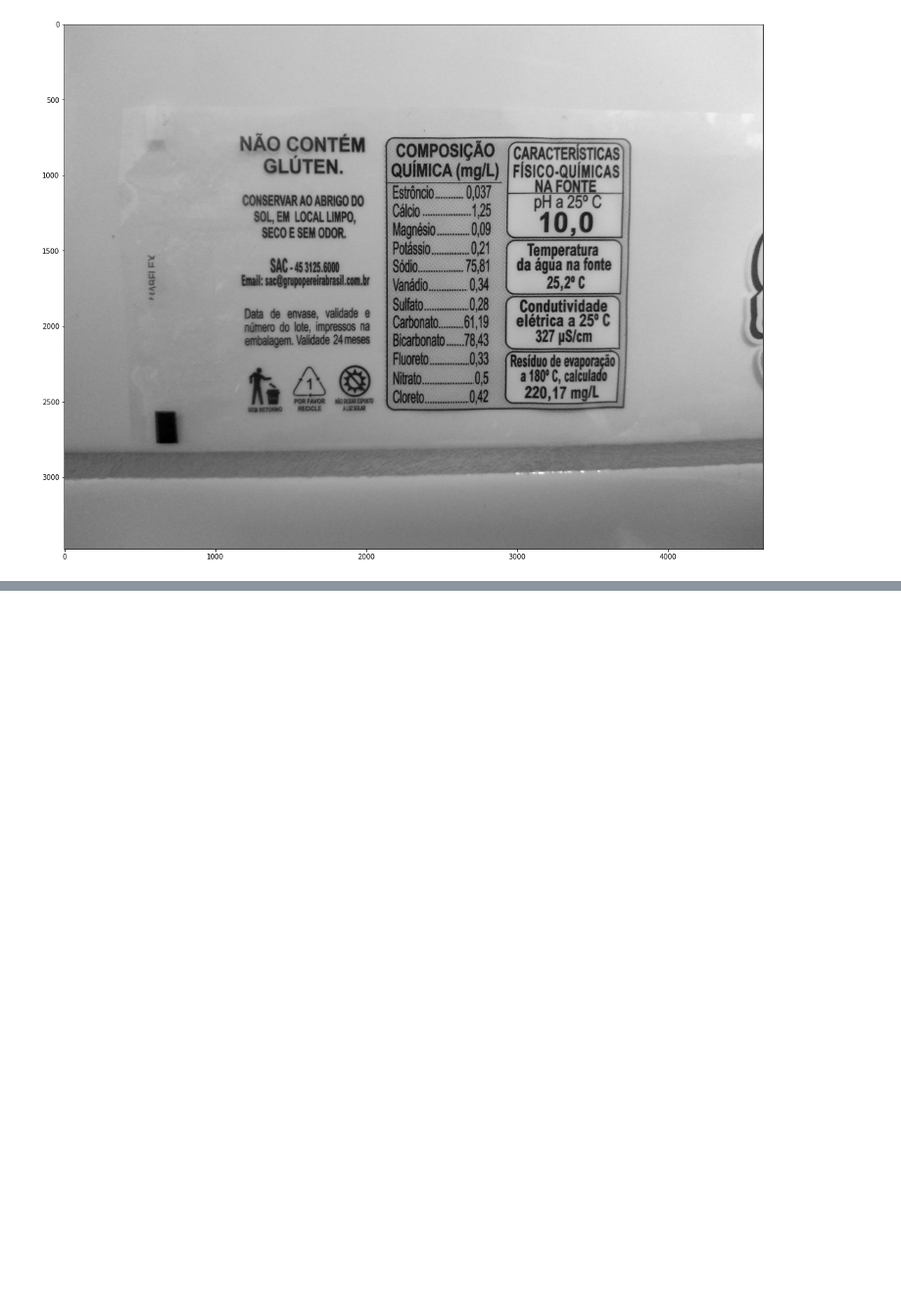
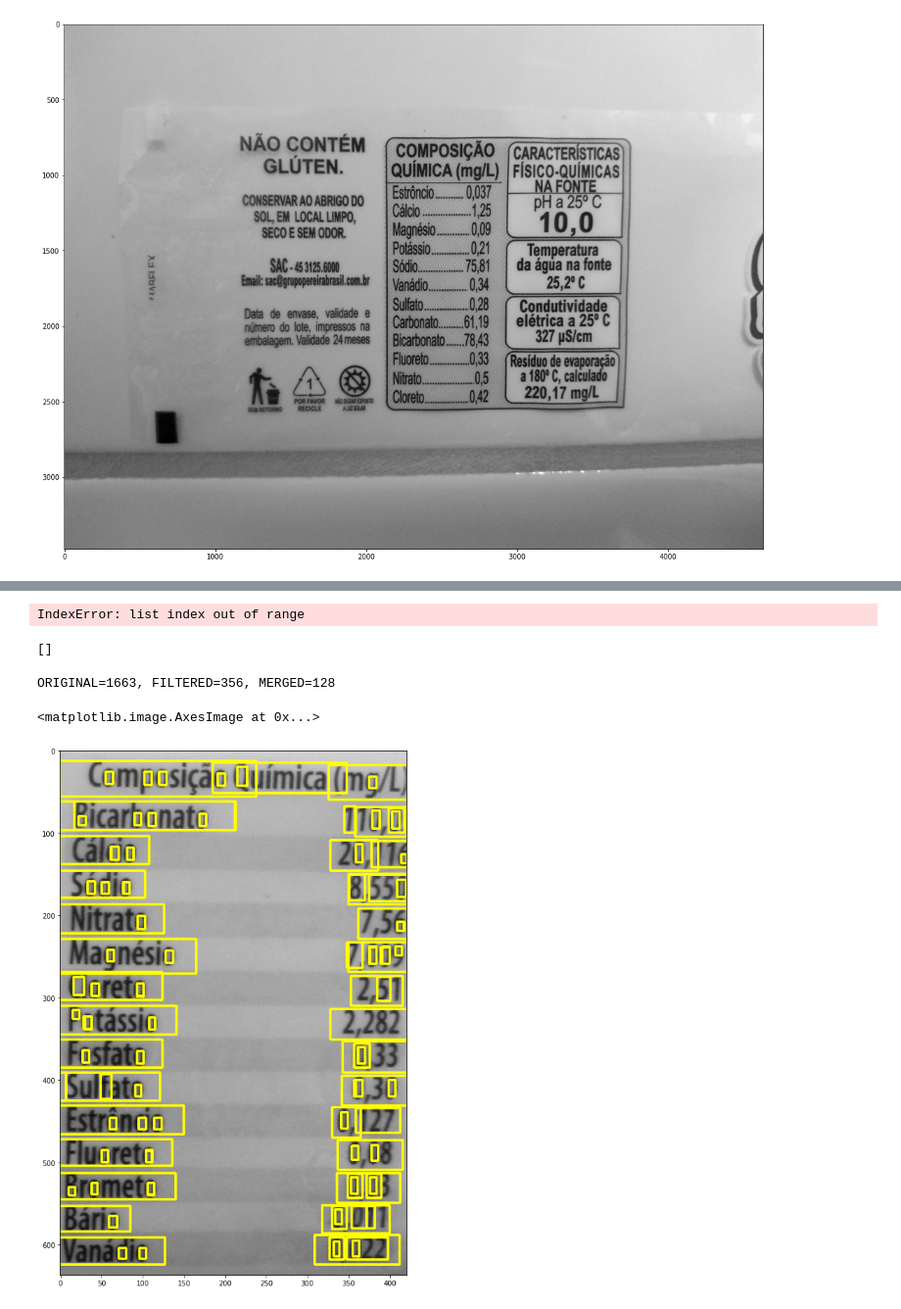
Before and after one commit to cchenzi/tcc, a Jupyter notebook: code/notebooks/mser.ipynb, the cells around one changed output, grey strips where cells are left out. Shown at 98% size. Cells and saved outputs as stored; diff of their text form; code cells hidden in the pictures; blank space fills up the shorter version.

```diff
--- a/code/notebooks/mser.ipynb
+++ b/code/notebooks/mser.ipynb
@@ -148,0 +269,27 @@ plt.imshow(vis, cmap='gray')
+# %%
+for t in results['../images/agua/flat/a/Screenshot_20210327_094053.png'][0]:
+    print(t[1])
+# %% [output]
+IndexError: list index out of range
+# %%
+results['../images/agua/flat/a/Screenshot_20210327_092408.png']
+# %% [output]
+[]
+# %%
+img = cv2.imread('../images/agua/flat/a/Screenshot_20210327_094011.png', cv2.IMREAD_GRAYSCALE)
+mser = cv2.MSER_create()
+regions, bounding_boxes = mser.detectRegions(img)
+filtered = filter_bounding_boxes(bounding_boxes, threshold=0.7)
+merged = merge_boxes(filtered, threshold=0, pixels_to_add=100)
+print(f"ORIGINAL={len(bounding_boxes)}, FILTERED={len(filtered)}, MERGED={len(merged)}")
+resized = resize_bouding_boxes(merged, 0.01)
+# %% [output]
+ORIGINAL=1663, FILTERED=356, MERGED=128
+# %%
+resized = resize_bouding_boxes(merged, 0.01)
+vis = draw_bounding_boxes(img, merged)
+plt.figure(figsize=(220,14))
+plt.imshow(vis, cmap='gray')
+# %% [output]
+<matplotlib.image.AxesImage at 0x...>
+[figure, added]
```
Also changed, not shown: parts of 21 cells of this notebook, 12 other files.
